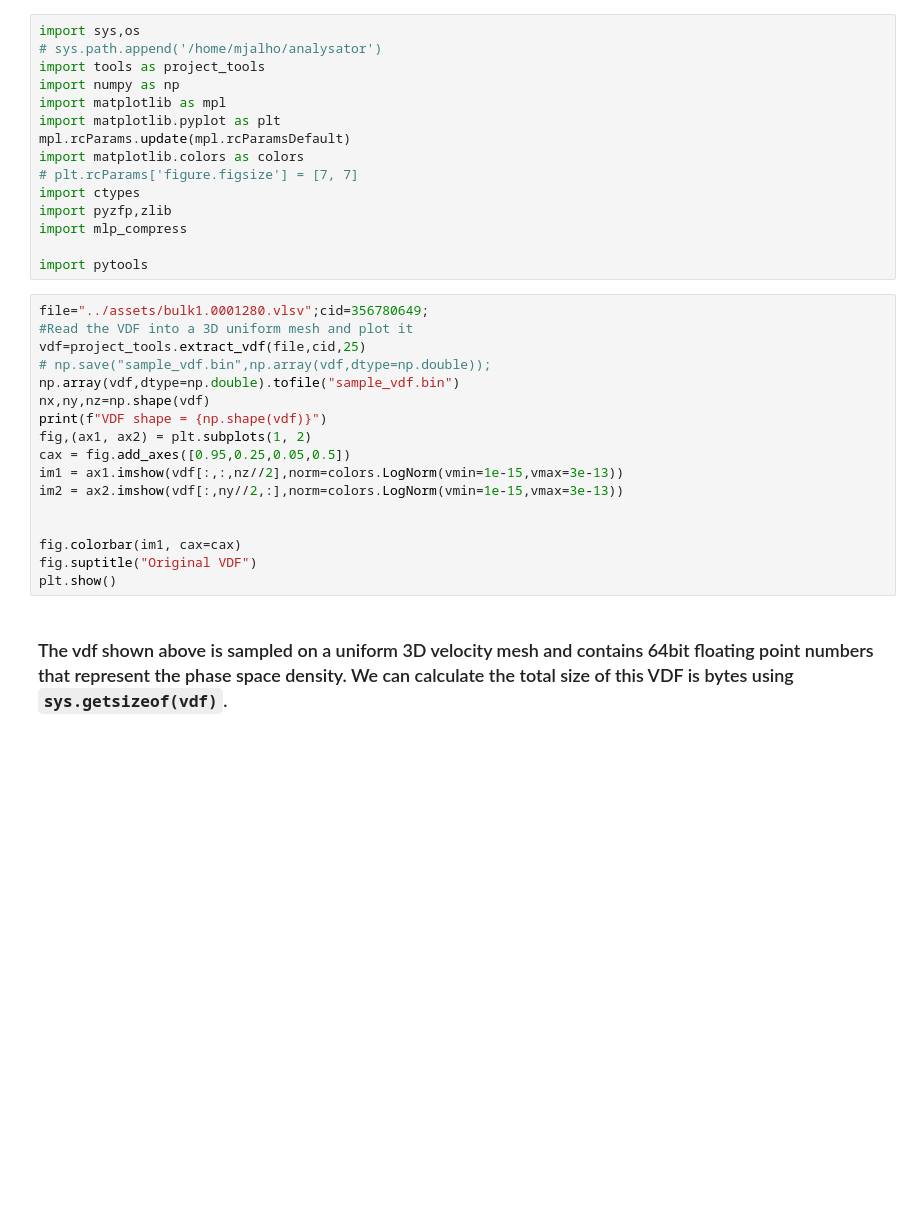
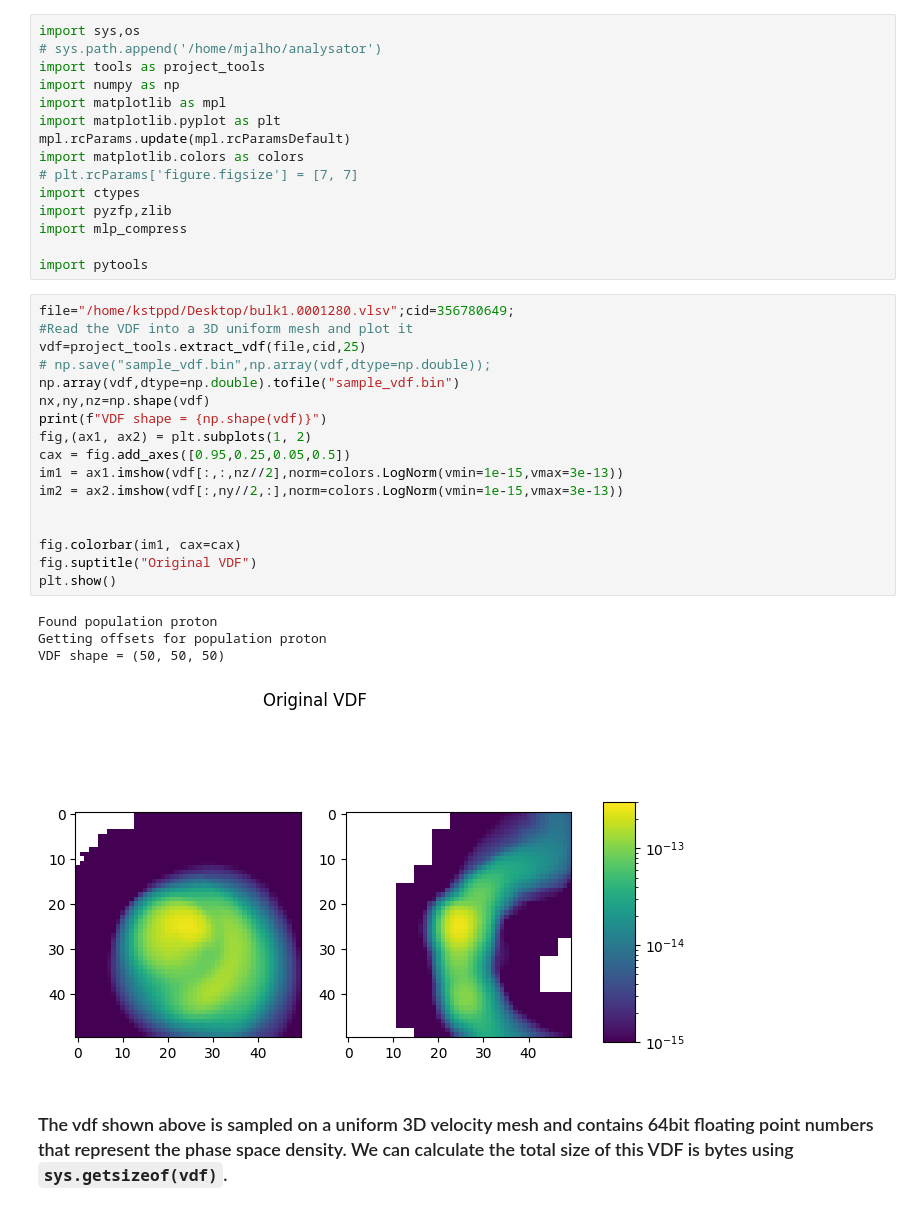
Before and after one commit to juhanikataja/asterix, a Jupyter notebook: Inno4Scale.ipynb, the cells around one changed output. Cells and saved outputs as stored; diff of their text form; blank space fills up the shorter version.

````diff
--- a/Inno4Scale.ipynb
+++ b/Inno4Scale.ipynb
@@ -23,22 +23,27 @@ import mlp_compress
 
 import pytools
 # %%
-file="../assets/bulk1.0001280.vlsv";cid=356780649;
+file="/home/kstppd/Desktop/bulk1.0001280.vlsv";cid=356780649;
 #Read the VDF into a 3D uniform mesh and plot it
 vdf=project_tools.extract_vdf(file,cid,25)
 # np.save("sample_vdf.bin",np.array(vdf,dtype=np.double));
 np.array(vdf,dtype=np.double).tofile("sample_vdf.bin")
 nx,ny,nz=np.shape(vdf)
 print(f"VDF shape = {np.shape(vdf)}")
 fig,(ax1, ax2) = plt.subplots(1, 2)
 cax = fig.add_axes([0.95,0.25,0.05,0.5])
 im1 = ax1.imshow(vdf[:,:,nz//2],norm=colors.LogNorm(vmin=1e-15,vmax=3e-13))
 im2 = ax2.imshow(vdf[:,ny//2,:],norm=colors.LogNorm(vmin=1e-15,vmax=3e-13))
 
 
 fig.colorbar(im1, cax=cax)
 fig.suptitle("Original VDF")
 plt.show()
+# %% [output]
+Found population proton
+Getting offsets for population proton
+VDF shape = (50, 50, 50)
+[figure, added]
 # %% [markdown]
 ### The vdf shown above is sampled on a uniform 3D velocity mesh and contains 64bit floating point numbers that represent the phase space density. We can calculate the total size of this VDF is bytes using ```sys.getsizeof(vdf)```.
 # %%
````
Also changed, not shown: parts of 5 cells of this notebook.
